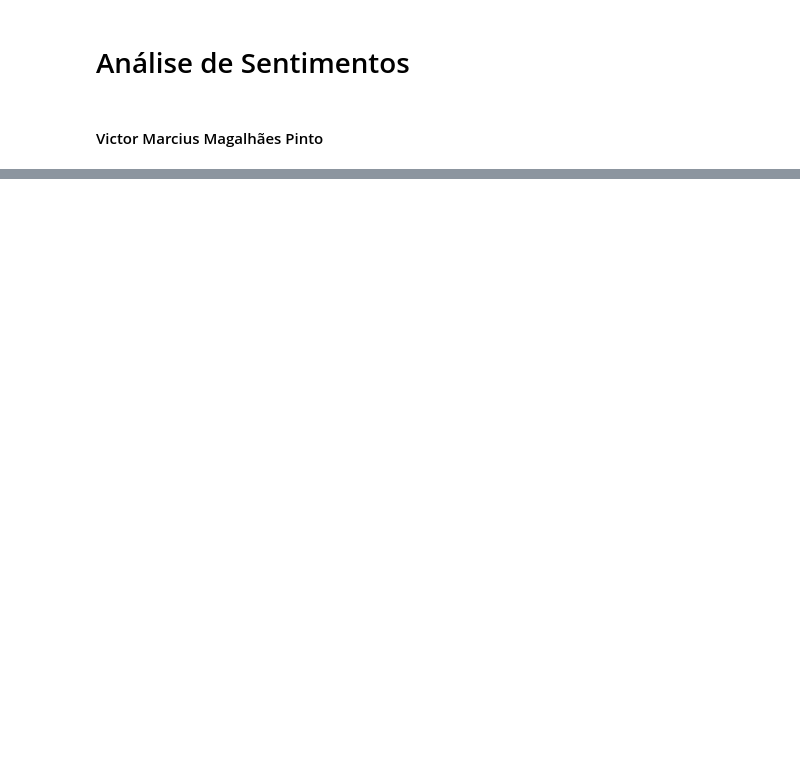
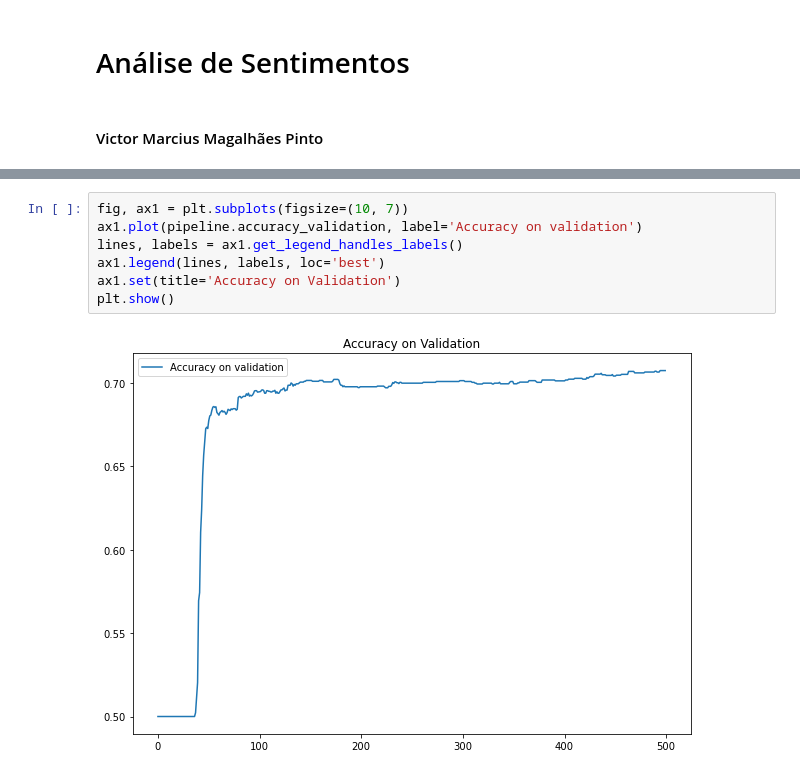
Before and after one commit to victormmp/sentiment_analyse, a Jupyter notebook: notebooks/exercicio_sentiment.ipynb, the cells around one changed output, grey strips where cells are left out. Saved outputs shown, nothing was run; the diff lists cells and outputs as text; blank space fills up the shorter version.

```diff
--- a/notebooks/exercicio_sentiment.ipynb
+++ b/notebooks/exercicio_sentiment.ipynb
@@ -34,0 +224,9 @@ with open('..\word_map.json', 'w') as fp:
+# %%
+fig, ax1 = plt.subplots(figsize=(10, 7))
+ax1.plot(pipeline.accuracy_validation, label='Accuracy on validation')
+lines, labels = ax1.get_legend_handles_labels()
+ax1.legend(lines, labels, loc='best')
+ax1.set(title='Accuracy on Validation')
+plt.show()
+# %% [output]
+[figure, added]
```
Also changed, not shown: parts of 44 cells of this notebook, 4 other files.
